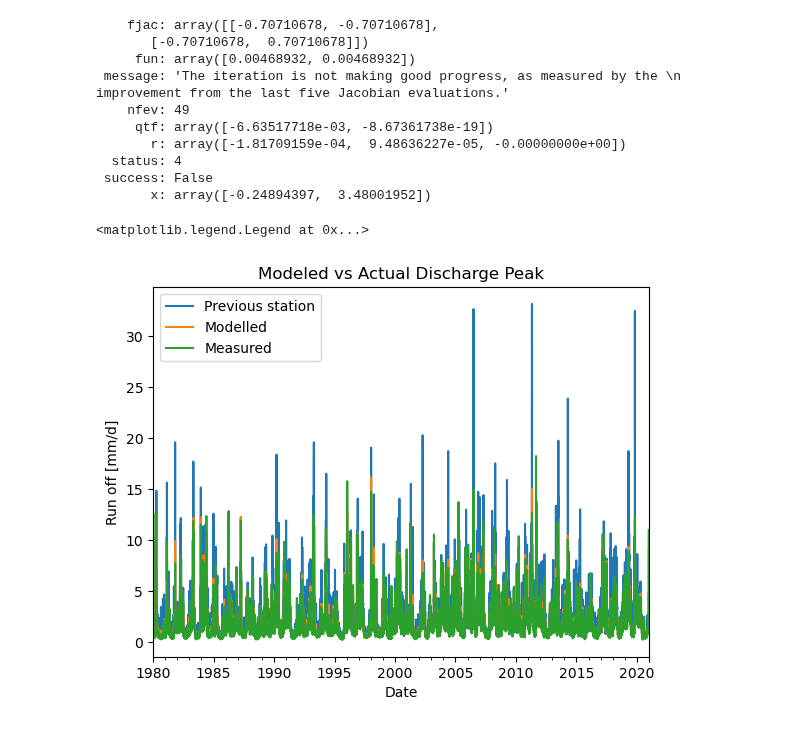
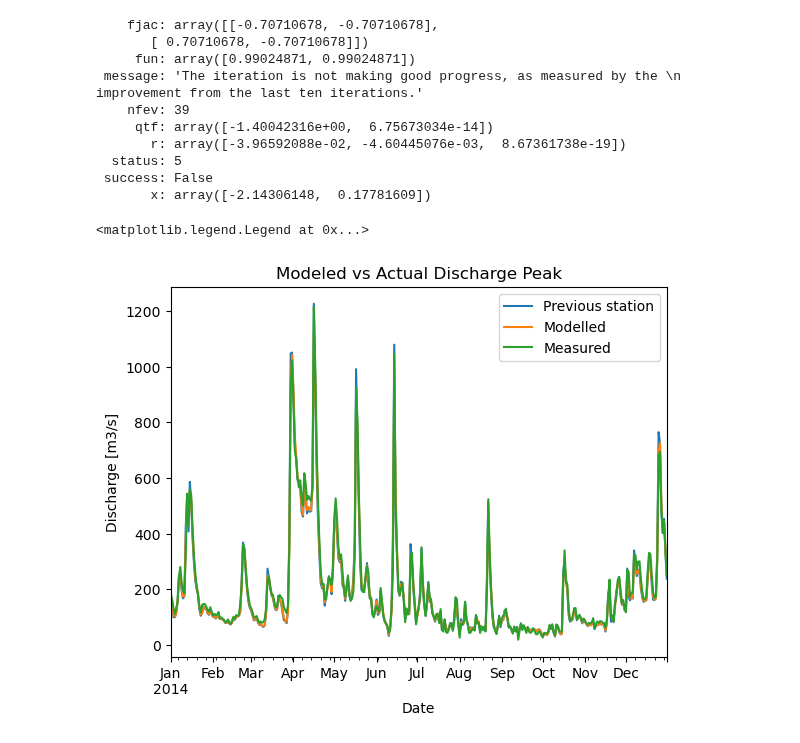
Before and after one commit to Daafip/ENVM1502-Catchment-model, a Jupyter notebook: Python files/1.5 Flood routing.ipynb, the cells around one changed output. Cells and saved outputs as stored; diff of their text form; code cells hidden in the pictures.

```diff
--- a/Python files/1.5 Flood routing.ipynb
+++ b/Python files/1.5 Flood routing.ipynb
@@ -60,11 +60,11 @@ home_path = os.path.dirname(path)
 data_folder = f'{home_path}\\Data'
 files = glob.glob(f"{data_folder}\\Q\\*.parquet")
 # %%
-id_up = '1346000'
+id_up = '1354500'
+id_dw = '1357500'
 file_up  = glob.glob(f"{data_folder}\\Q\\*{id_up}.parquet")
-file_down  = glob.glob(f"{data_folder}\\C*.parquet")
+file_down  = glob.glob(f"{data_folder}\\Q\\*{id_dw}.parquet")
 df_up = pd.read_parquet(file_up, columns=['Q_m3_s_mean']).dropna().rename(columns={'Q_m3_s_mean':'I'})
-df_dw = pd.read_parquet(file_down, columns=['Q']).dropna().rename(columns={'Q':'O'})
+df_dw = pd.read_parquet(file_down, columns=['Q_m3_s_mean']).dropna().rename(columns={'Q_m3_s_mean':'O'})
 df_dw.index =  df_dw.index.astype('datetime64[ns]')
 df_up.index =  df_up.index.astype('datetime64[ns]')
-df_dw
@@ -85,6 +71,6 @@ df_dw
 # %%
 dt = 1
-df = pd.concat([df_up, df_dw],axis=1).dropna()
+df = pd.concat([df_up.loc['2014':'2014'], df_dw.loc['2014':'2016']],axis=1).dropna()
 data = [df, dt]
 params = [0.2, 1]
 # %%
@@ -92,23 +78,23 @@ output = root(obj,(0.1, 1), args=(data))
 output
 # %% [output]
     fjac: array([[-0.70710678, -0.70710678],
-       [-0.70710678,  0.70710678]])
-     fun: array([0.00468932, 0.00468932])
- message: 'The iteration is not making good progress, as measured by the \n  improvement from the last five Jacobian evaluations.'
-    nfev: 49
-     qtf: array([-6.63517718e-03, -8.67361738e-19])
-       r: array([-1.81709159e-04,  9.48636227e-05, -0.00000000e+00])
-  status: 4
+       [ 0.70710678, -0.70710678]])
+     fun: array([0.99024871, 0.99024871])
+ message: 'The iteration is not making good progress, as measured by the \n  improvement from the last ten iterations.'
+    nfev: 39
+     qtf: array([-1.40042316e+00,  6.75673034e-14])
+       r: array([-3.96592088e-02, -4.60445076e-03,  8.67361738e-19])
+  status: 5
  success: False
-       x: array([-0.24894397,  3.48001952])
+       x: array([-2.14306148,  0.17781609])
 # %%
 fig, ax = plt.subplots(1)
-df_out = obj(output.x, data, return_df=True)[[ "I","Qm", "O"]]
+df_out = obj(output.x, data, return_df=True)[[ "I", 'Qm', "O"]]
 df_out.plot(ax=ax)
 ax.set_xlabel('Date')
-ax.set_ylabel('Run off [mm/d]')
+ax.set_ylabel('Discharge [m3/s]')
 ax.set_title("Modeled vs Actual Discharge Peak")
 ax.legend(["Previous station", "Modelled","Measured"])
 # %% [output]
 <matplotlib.legend.Legend at 0x...>
-[figure, old version]
+[figure, new version]
```
Also changed, not shown: parts of 3 cells of this notebook, 12 other files.
